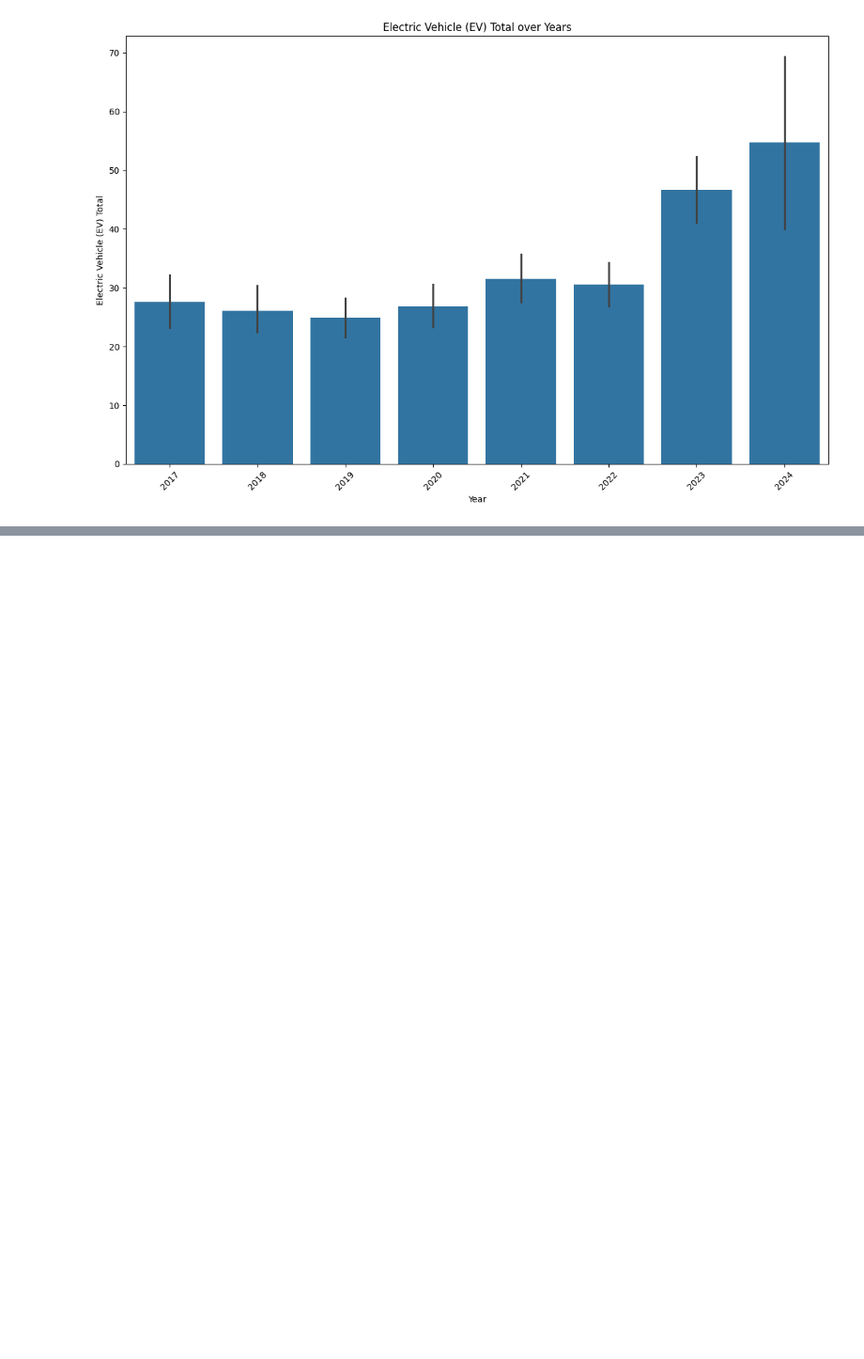
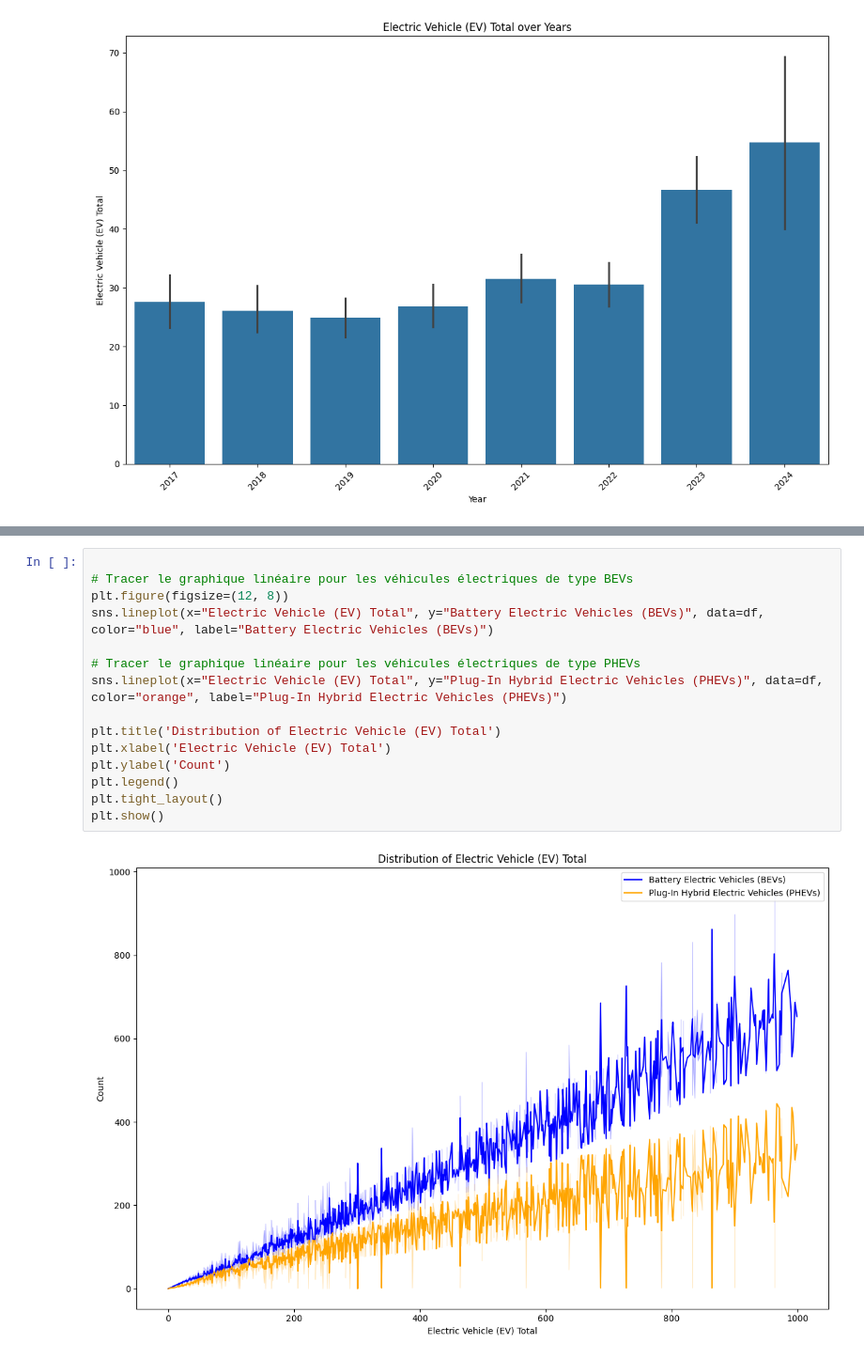
Before and after one commit to khelifaYacine/Electric_Vehicule_Population-by-Country, a Jupyter notebook: EDA.ipynb, the cells around one changed output, grey strips where cells are left out. Shown at 94% size. Drawn from its saved outputs; the diff is of its cells as text; blank space fills up the shorter version.

```diff
--- a/EDA.ipynb
+++ b/EDA.ipynb
@@ -143,3 +144,20 @@ plt.tight_layout()
 plt.show()
 # %% [output]
 [figure]
+# %%
+
+# Tracer le graphique linéaire pour les véhicules électriques de type BEVs
+plt.figure(figsize=(12, 8))
+sns.lineplot(x="Electric Vehicle (EV) Total", y="Battery Electric Vehicles (BEVs)", data=df, color="blue", label="Battery Electric Vehicles (BEVs)")
+
+# Tracer le graphique linéaire pour les véhicules électriques de type PHEVs
+sns.lineplot(x="Electric Vehicle (EV) Total", y="Plug-In Hybrid Electric Vehicles (PHEVs)", data=df, color="orange", label="Plug-In Hybrid Electric Vehicles (PHEVs)")
+
+plt.title('Distribution of Electric Vehicle (EV) Total')
+plt.xlabel('Electric Vehicle (EV) Total')
+plt.ylabel('Count')
+plt.legend()
+plt.tight_layout()
+plt.show()
+# %% [output]
+[figure, added]
```
Also changed, not shown: parts of 3 cells of this notebook.
